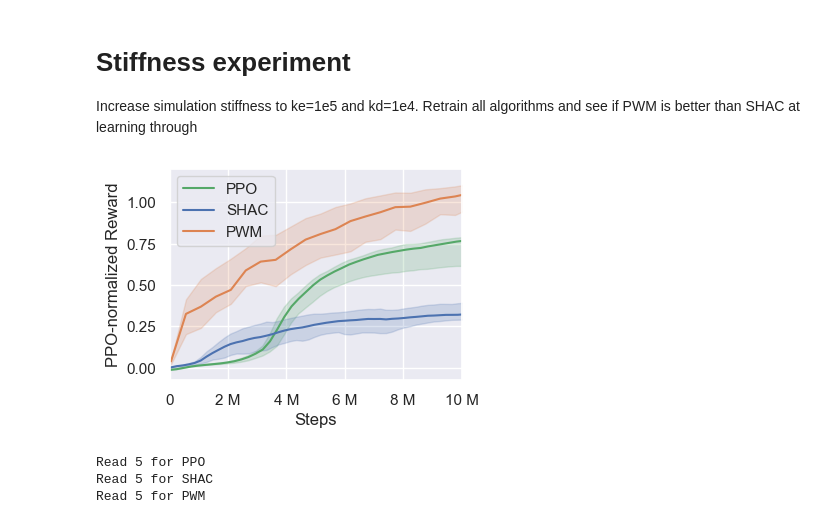
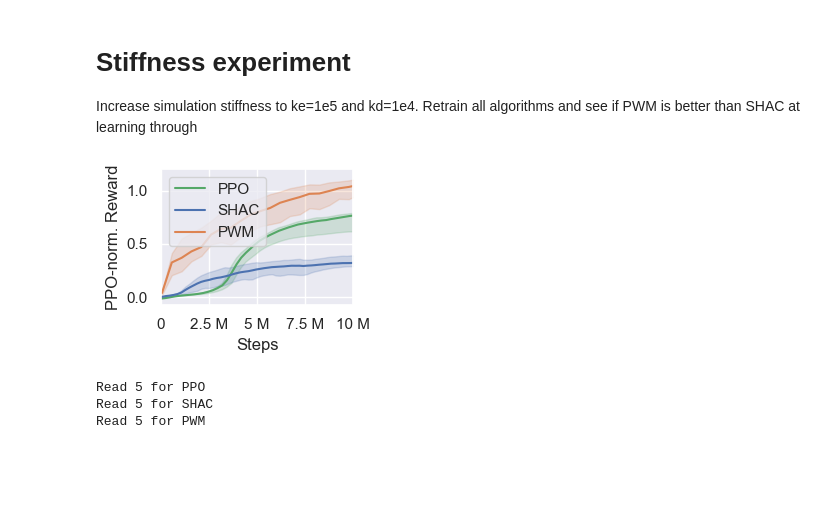
Before and after one commit to imgeorgiev/FoRL-WM, a Jupyter notebook: results/results.ipynb, the cells around one changed output. Cells and saved outputs as stored; diff of their text form; code cells hidden in the pictures; blank space fills up the shorter version.

```diff
--- a/results/results.ipynb
+++ b/results/results.ipynb
@@ -727,30 +743,30 @@ Increase simulation stiffness to ke=1e5 and kd=1e4. Retrain all algorithms and s
 # %%
 ppo_data = process_step_data_iqm("data/ppo_hopper_stiff.csv", row="global_step", col="rewards/step", downsample=1, smooth=0.7)
 shac_data = process_step_data_iqm("data/shac_hopper_stiff.csv", row="global_step", col="rewards/step", smooth=0.7)
 pwm_data = process_step_data_iqm("data/pwm_hopper_stiff.csv", row="Step", col="rewards", smooth=0.7)
 
 norm = 4742.296956380208
 ppo_data /= norm
 shac_data /= norm
 pwm_data /= norm
 
-f, ax = plt.subplots(1, 1, figsize=(4,3))
+f, ax = plt.subplots(1, 1, figsize=(3,2.2))
 ax.plot(ppo_data["rewards/step"], label="PPO", color=colors["PPO"])
 ax.fill_between(ppo_data.index, ppo_data["rewards/step_min"], ppo_data["rewards/step_max"], alpha=0.2, color=colors["PPO"])
 ax.plot(shac_data["rewards/step"], label="SHAC", color=colors["SHAC"])
 ax.fill_between(shac_data.index, shac_data["rewards/step_min"], shac_data["rewards/step_max"], alpha=0.2, color=colors["SHAC"])
 ax.plot(pwm_data["rewards"], label="PWM", color=colors["PWM"])
 ax.fill_between(pwm_data.index, pwm_data["rewards_min"], pwm_data["rewards_max"], alpha=0.2, color=colors["PWM"])
 ax.set_xlim((0, 1e7))
 ax.xaxis.set_major_formatter(ticker.EngFormatter())
 # ax.yaxis.set_major_formatter(ticker.EngFormatter())
 plt.xlabel("Steps")
-plt.ylabel("PPO-normalized Reward")
+plt.ylabel("PPO-norm. Reward")
 plt.legend()
 plt.tight_layout()
 plt.savefig("../figures/hopper_stiffness.pdf", bbox_inches="tight", pad_inches=0)
 # %% [output]
-[figure, old version]
+[figure, new version]
 # %%
 scores = {}
 labels = ["PPO", "SHAC", "PWM"]
```
Also changed, not shown: parts of 3 cells of this notebook, 12 other files.
